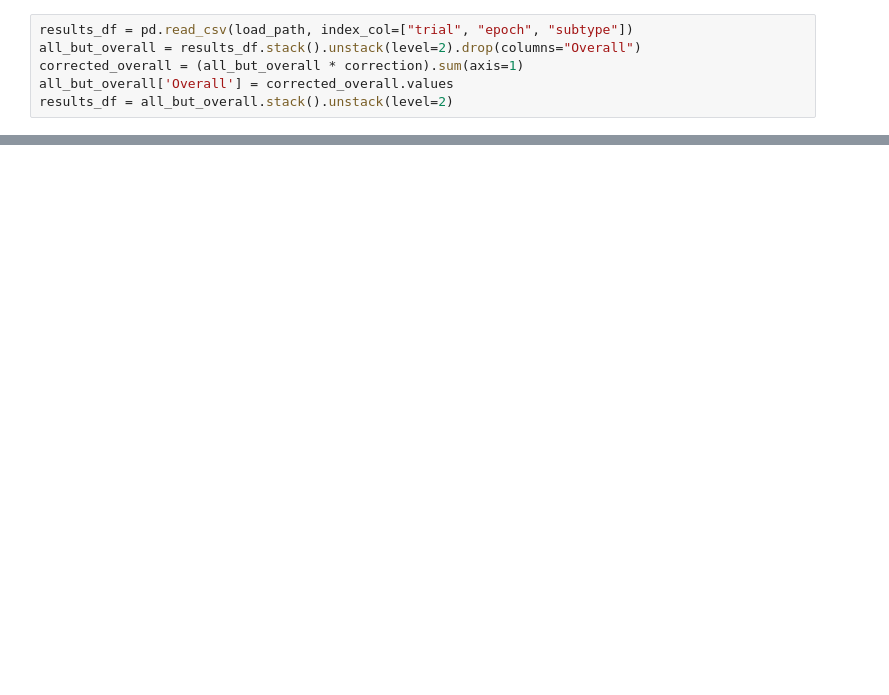
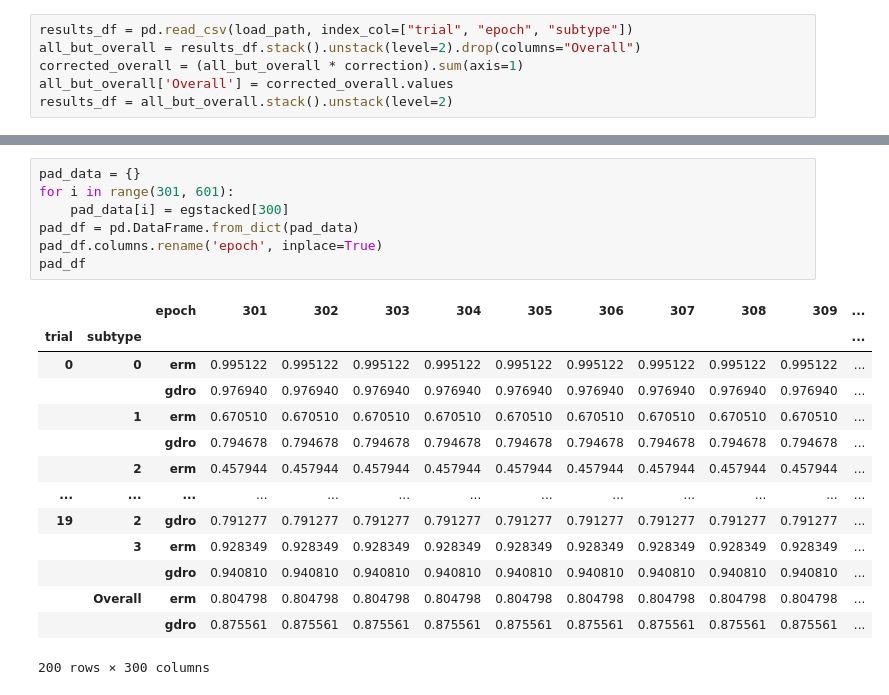
Before and after one commit to MsAsterisk1/ERM_GDRO, a Jupyter notebook: notebooks/Results Visualization.ipynb, the cells around one changed output, grey strips where cells are left out. Drawn from its saved outputs; the diff is of its cells as text; blank space fills up the shorter version.

```diff
--- a/notebooks/Results Visualization.ipynb
+++ b/notebooks/Results Visualization.ipynb
@@ -127,0 +208,22 @@ KeyError: 'ERMLoss'
+# %%
+pad_data = {}
+for i in range(301, 601):
+    pad_data[i] = egstacked[300]
+pad_df = pd.DataFrame.from_dict(pad_data)
+pad_df.columns.rename('epoch', inplace=True)
+pad_df
+# %% [output]
+|  |  | epoch | 301 | 302 | 303 | 304 | 305 | 306 | 307 | 308 | 309 | ... |
+| trial | subtype |  |  |  |  |  |  |  |  |  |  | ... |
+| 0 | 0 | erm | 0.995122 | 0.995122 | 0.995122 | 0.995122 | 0.995122 | 0.995122 | 0.995122 | 0.995122 | 0.995122 | ... |
+|  |  | gdro | 0.976940 | 0.976940 | 0.976940 | 0.976940 | 0.976940 | 0.976940 | 0.976940 | 0.976940 | 0.976940 | ... |
+|  | 1 | erm | 0.670510 | 0.670510 | 0.670510 | 0.670510 | 0.670510 | 0.670510 | 0.670510 | 0.670510 | 0.670510 | ... |
+|  |  | gdro | 0.794678 | 0.794678 | 0.794678 | 0.794678 | 0.794678 | 0.794678 | 0.794678 | 0.794678 | 0.794678 | ... |
+|  | 2 | erm | 0.457944 | 0.457944 | 0.457944 | 0.457944 | 0.457944 | 0.457944 | 0.457944 | 0.457944 | 0.457944 | ... |
+| ... | ... | ... | ... | ... | ... | ... | ... | ... | ... | ... | ... | ... |
+| 19 | 2 | gdro | 0.791277 | 0.791277 | 0.791277 | 0.791277 | 0.791277 | 0.791277 | 0.791277 | 0.791277 | 0.791277 | ... |
+|  | 3 | erm | 0.928349 | 0.928349 | 0.928349 | 0.928349 | 0.928349 | 0.928349 | 0.928349 | 0.928349 | 0.928349 | ... |
+|  |  | gdro | 0.940810 | 0.940810 | 0.940810 | 0.940810 | 0.940810 | 0.940810 | 0.940810 | 0.940810 | 0.940810 | ... |
+|  | Overall | erm | 0.804798 | 0.804798 | 0.804798 | 0.804798 | 0.804798 | 0.804798 | 0.804798 | 0.804798 | 0.804798 | ... |
+|  |  | gdro | 0.875561 | 0.875561 | 0.875561 | 0.875561 | 0.875561 | 0.875561 | 0.875561 | 0.875561 | 0.875561 | ... |
+200 rows × 300 columns
```
Also changed, not shown: parts of 19 cells of this notebook, 1 other file.
